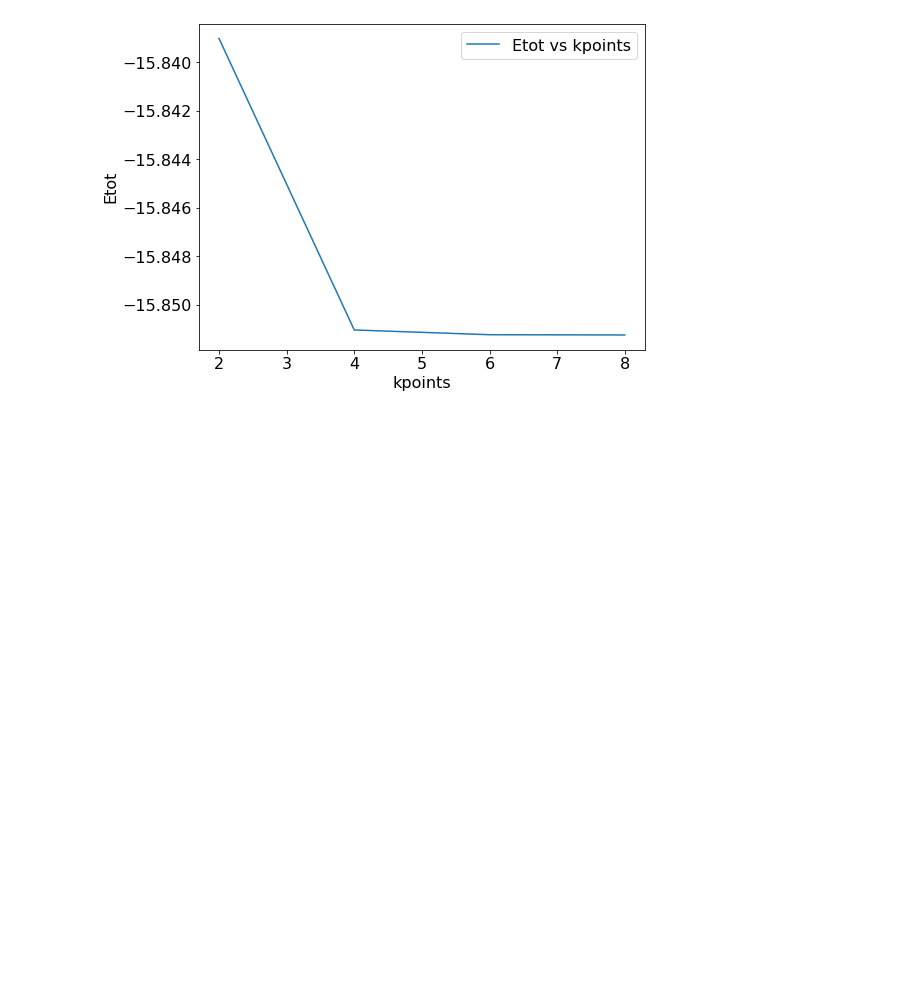
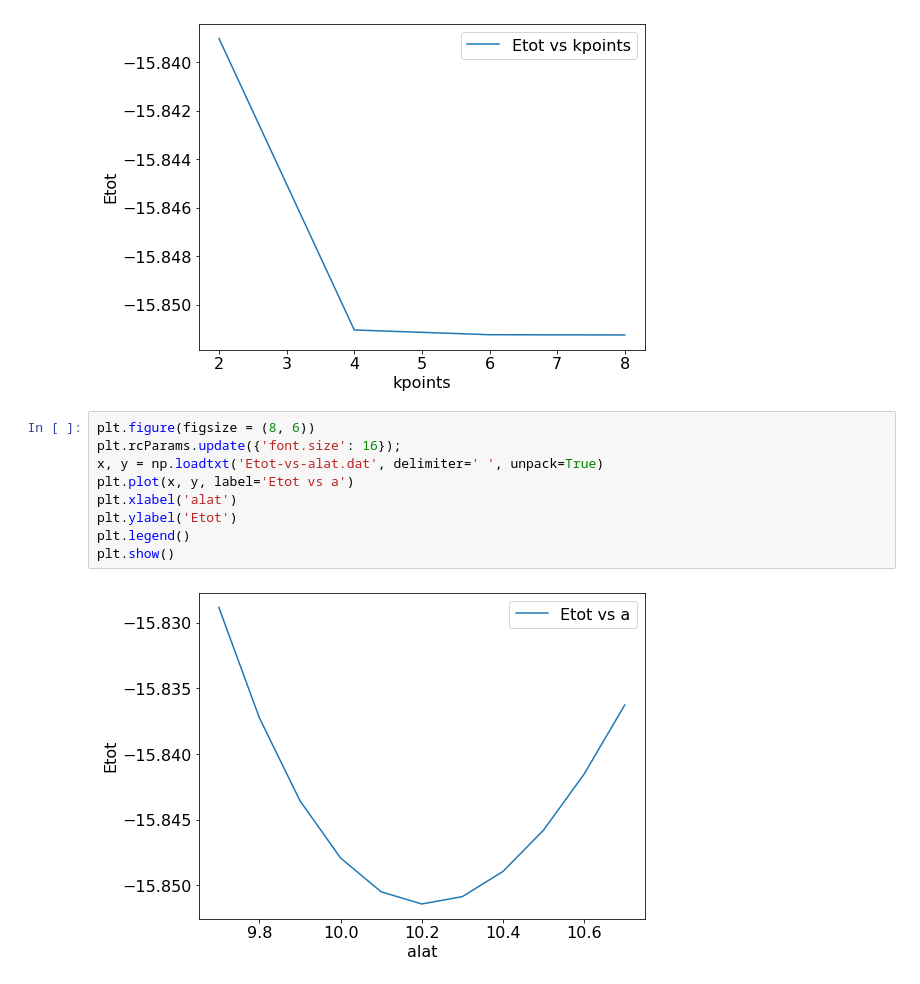
Before and after one commit to pranabdas/espresso, a Jupyter notebook: notebooks/Plots.ipynb, the cells around one changed output. Cells and saved outputs as stored; diff of their text form; blank space fills up the shorter version.

```diff
--- a/notebooks/Plots.ipynb
+++ b/notebooks/Plots.ipynb
@@ -24,3 +24,14 @@ plt.legend()
 plt.show()
 # %% [output]
 [figure]
+# %%
+plt.figure(figsize = (8, 6))
+plt.rcParams.update({'font.size': 16});
+x, y = np.loadtxt('Etot-vs-alat.dat', delimiter=' ', unpack=True)
+plt.plot(x, y, label='Etot vs a')
+plt.xlabel('alat')
+plt.ylabel('Etot')
+plt.legend()
+plt.show()
+# %% [output]
+[figure, added]
```
Also changed, not shown: 13 other files.
